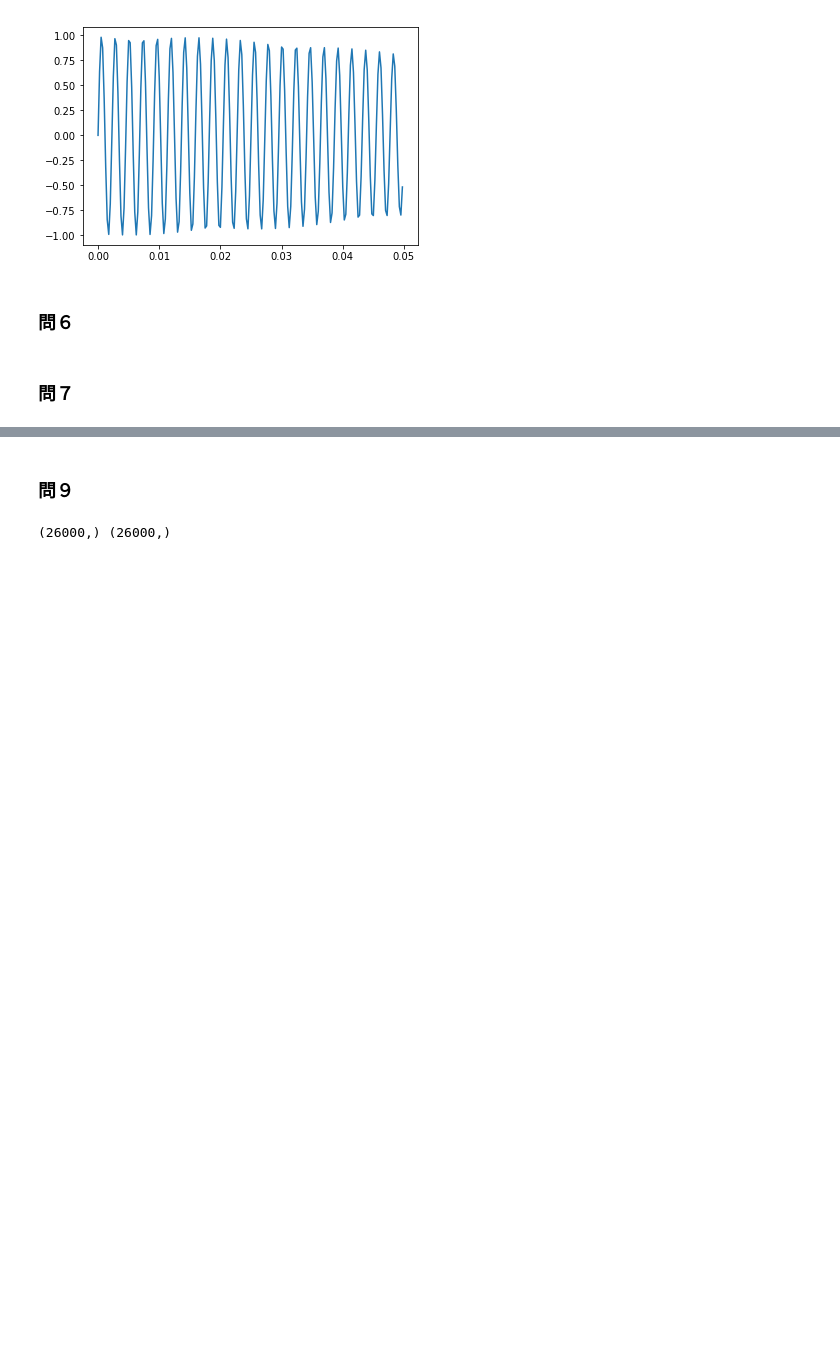
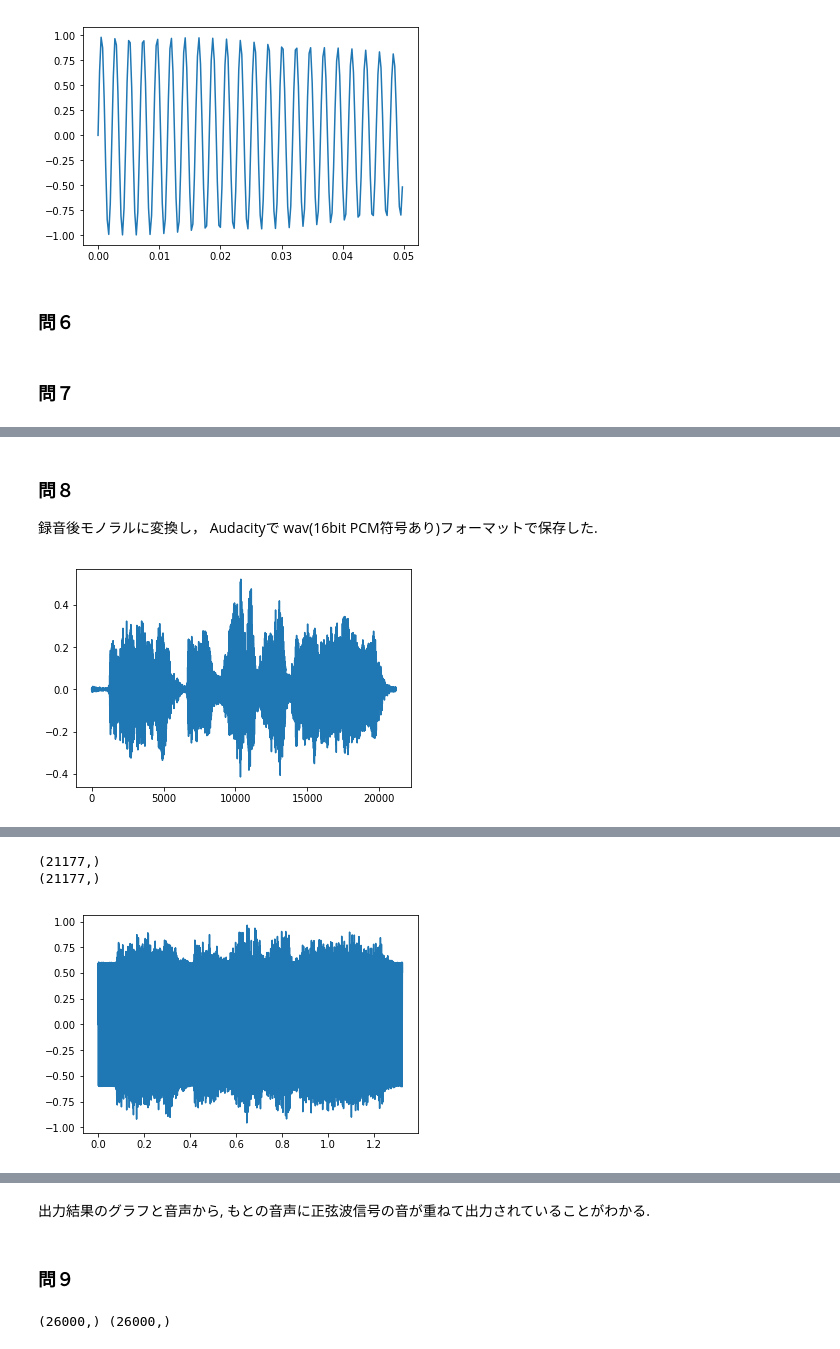
Before and after one commit to fumuumuf/train-dsp, a Jupyter notebook: work/chap01/chap01_章末問題.ipynb, the cells around one changed output, grey strips where cells are left out. Drawn from its saved outputs; the diff is of its cells as text; code cells hidden in the pictures; blank space fills up the shorter version.

```diff
--- a/work/chap01/chap01_章末問題.ipynb
+++ b/work/chap01/chap01_章末問題.ipynb
@@ -167,3 +167,28 @@ y = np.hstack([do,re,pau,mi])
 cis.audioplay(y,fs)
 # %% [output]
 [interactive output not drawn]
+# %% [markdown]
+### 問８
+
+録音後モノラルに変換し， Audacityで wav(16bit PCM符号あり)フォーマットで保存した.
+# %%
+v, fs = cis.wavread('audio01.wav')
+plt.plot(v)
+plt.show()
+cis.audioplay(v, fs)
+
+sec = v.shape[0] /fs
+t = np.arange(0,sec,1/fs)
+a = 0.6
+v2 = a*np.sin(2*np.pi*440*t)
+
+print(v.shape)
+print(v2.shape)
+
+# 重ね, その出力
+res = v+v2
+plt.plot(t,res)
+plt.show()
+cis.audioplay(res, fs)
+# %% [output]
+[figure, added]
@@ -169,0 +196,3 @@ cis.audioplay(y,fs)
+(21177,)
+(21177,)
+[figure, added]
@@ -170,3 +200,5 @@ cis.audioplay(y,fs)
+# %% [markdown]
+出力結果のグラフと音声から, もとの音声に正弦波信号の音が重ねて出力されていることがわかる.
 # %% [markdown]
 ### 問９
 # %%
```
Also changed, not shown: parts of 3 cells of this notebook, 2 other files.
